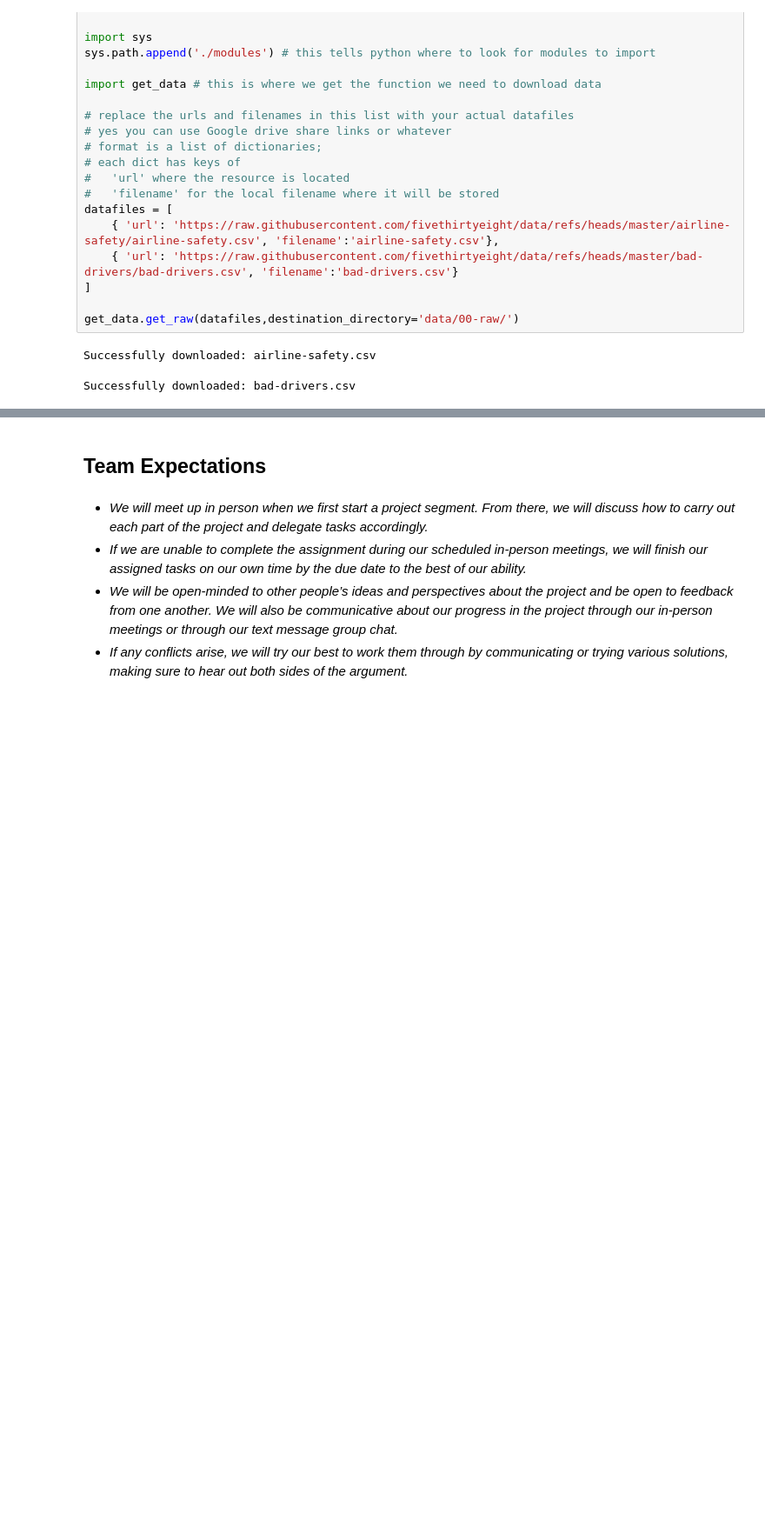
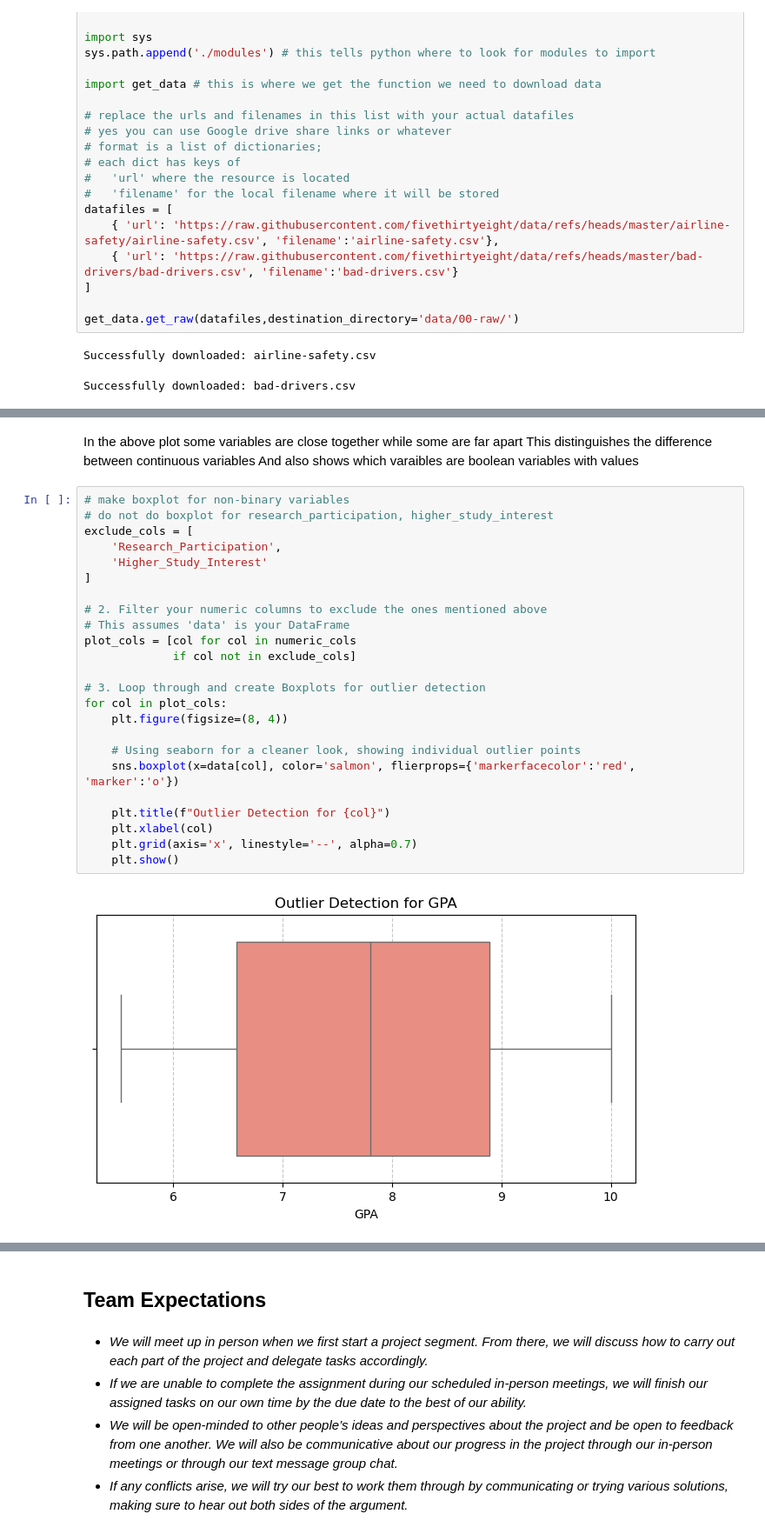
Before and after one commit to COGS108/Group144_WI26, a Jupyter notebook: 02-EDACheckpoint.ipynb, the cells around one changed output, grey strips where cells are left out. Shown at 87% size. Saved outputs shown, nothing was run; the diff lists cells and outputs as text; blank space fills up the shorter version.

```diff
--- a/02-EDACheckpoint.ipynb
+++ b/02-EDACheckpoint.ipynb
@@ -296,0 +282,30 @@ Some more words and stuff.  Remember notebooks work best if you interleave the c
+# %% [markdown]
+In the above plot some variables are close together while some are far apart
+This distinguishes the difference between continuous variables
+And also shows which varaibles are boolean variables with values
+# %%
+# make boxplot for non-binary variables
+# do not do boxplot for research_participation, higher_study_interest
+exclude_cols = [
+    'Research_Participation',
+    'Higher_Study_Interest'
+]
+
+# 2. Filter your numeric columns to exclude the ones mentioned above
+# This assumes 'data' is your DataFrame
+plot_cols = [col for col in numeric_cols
+             if col not in exclude_cols]
+
+# 3. Loop through and create Boxplots for outlier detection
+for col in plot_cols:
+    plt.figure(figsize=(8, 4))
+
+    # Using seaborn for a cleaner look, showing individual outlier points
+    sns.boxplot(x=data[col], color='salmon', flierprops={'markerfacecolor':'red', 'marker':'o'})
+
+    plt.title(f"Outlier Detection for {col}")
+    plt.xlabel(col)
+    plt.grid(axis='x', linestyle='--', alpha=0.7)
+    plt.show()
+# %% [output]
+[figure, added]
```
Also changed, not shown: parts of 46 cells of this notebook.
